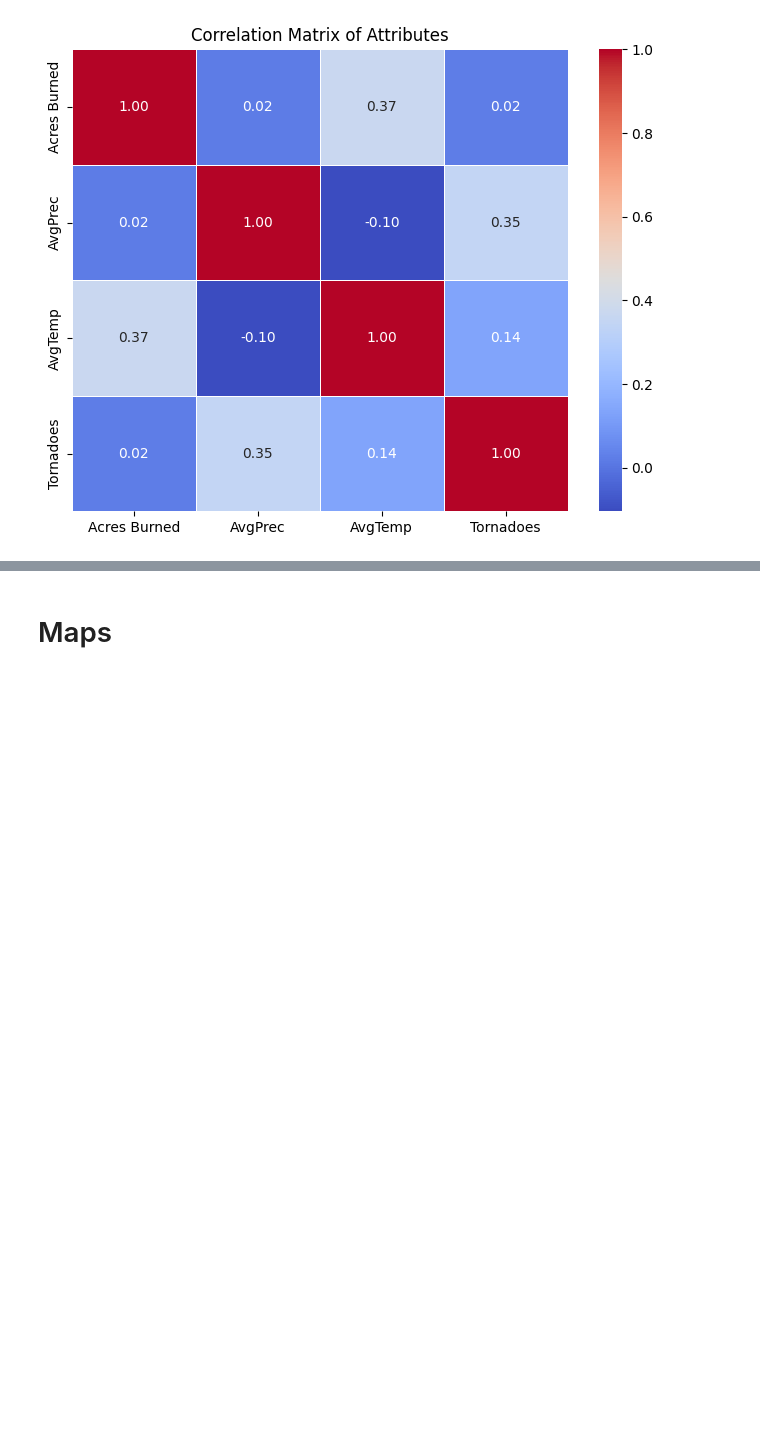
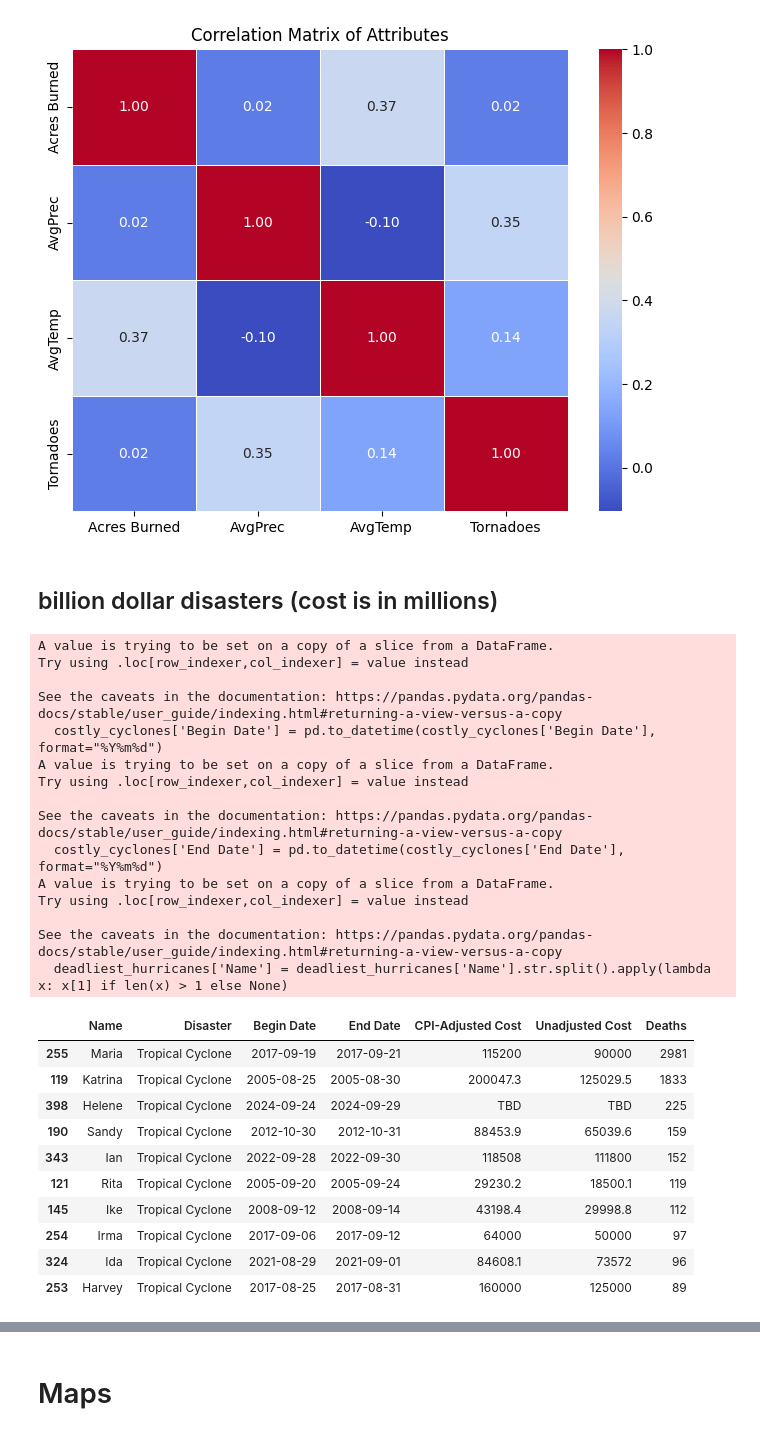
Before and after one commit to beaumartin25/cs5830_final_project, a Jupyter notebook: final_project.ipynb, the cells around one changed output, grey strips where cells are left out. Drawn from its saved outputs; the diff is of its cells as text; code cells hidden in the pictures; blank space fills up the shorter version.

```diff
--- a/final_project.ipynb
+++ b/final_project.ipynb
@@ -384,3 +387,42 @@ plt.title('Correlation Matrix of Attributes')
 plt.show()
 # %% [output]
 [figure]
+# %% [markdown]
+## billion dollar disasters (cost is in millions)
+# %%
+costly_disasters = pd.read_csv("data/events-US-1980-2024-Q3.csv")
+costly_cyclones = costly_disasters[costly_disasters['Disaster'] == "Tropical Cyclone"]
+
+costly_cyclones['Begin Date'] = pd.to_datetime(costly_cyclones['Begin Date'], format="%Y%m%d")
+costly_cyclones['End Date'] = pd.to_datetime(costly_cyclones['End Date'], format="%Y%m%d")
+df_sorted = costly_cyclones.sort_values(by='Deaths', ascending=False)
+deadliest_hurricanes = df_sorted.head(10)
+deadliest_hurricanes['Name'] = deadliest_hurricanes['Name'].str.split().apply(lambda x: x[1] if len(x) > 1 else None)
+deadliest_hurricanes
+# %% [output]
+A value is trying to be set on a copy of a slice from a DataFrame.
+Try using .loc[row_indexer,col_indexer] = value instead
+
+See the caveats in the documentation: https://pandas.pydata.org/pandas-docs/stable/user_guide/indexing.html#returning-a-view-versus-a-copy
+  costly_cyclones['Begin Date'] = pd.to_datetime(costly_cyclones['Begin Date'], format="%Y%m%d")
+A value is trying to be set on a copy of a slice from a DataFrame.
+Try using .loc[row_indexer,col_indexer] = value instead
+
+See the caveats in the documentation: https://pandas.pydata.org/pandas-docs/stable/user_guide/indexing.html#returning-a-view-versus-a-copy
+  costly_cyclones['End Date'] = pd.to_datetime(costly_cyclones['End Date'], format="%Y%m%d")
+A value is trying to be set on a copy of a slice from a DataFrame.
+Try using .loc[row_indexer,col_indexer] = value instead
+
+See the caveats in the documentation: https://pandas.pydata.org/pandas-docs/stable/user_guide/indexing.html#returning-a-view-versus-a-copy
+  deadliest_hurricanes['Name'] = deadliest_hurricanes['Name'].str.split().apply(lambda x: x[1] if len(x) > 1 else None)
+|  | Name | Disaster | Begin Date | End Date | CPI-Adjusted Cost | Unadjusted Cost | Deaths |
+| 255 | Maria | Tropical Cyclone | 2017-09-19 | 2017-09-21 | 115200 | 90000 | 2981 |
+| 119 | Katrina | Tropical Cyclone | 2005-08-25 | 2005-08-30 | 200047.3 | 125029.5 | 1833 |
+| 398 | Helene | Tropical Cyclone | 2024-09-24 | 2024-09-29 | TBD | TBD | 225 |
+| 190 | Sandy | Tropical Cyclone | 2012-10-30 | 2012-10-31 | 88453.9 | 65039.6 | 159 |
+| 343 | Ian | Tropical Cyclone | 2022-09-28 | 2022-09-30 | 118508 | 111800 | 152 |
+| 121 | Rita | Tropical Cyclone | 2005-09-20 | 2005-09-24 | 29230.2 | 18500.1 | 119 |
+| 145 | Ike | Tropical Cyclone | 2008-09-12 | 2008-09-14 | 43198.4 | 29998.8 | 112 |
+| 254 | Irma | Tropical Cyclone | 2017-09-06 | 2017-09-12 | 64000 | 50000 | 97 |
+| 324 | Ida | Tropical Cyclone | 2021-08-29 | 2021-09-01 | 84608.1 | 73572 | 96 |
+| 253 | Harvey | Tropical Cyclone | 2017-08-25 | 2017-08-31 | 160000 | 125000 | 89 |
```
Also changed, not shown: parts of 8 cells of this notebook, 1 other file.
